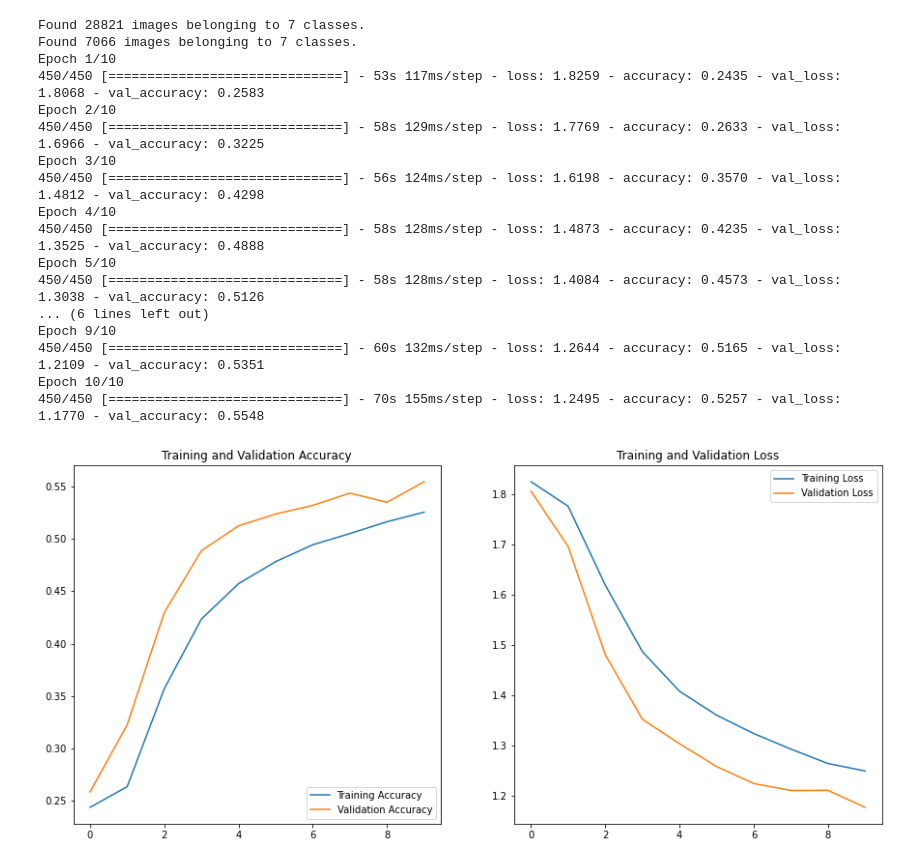
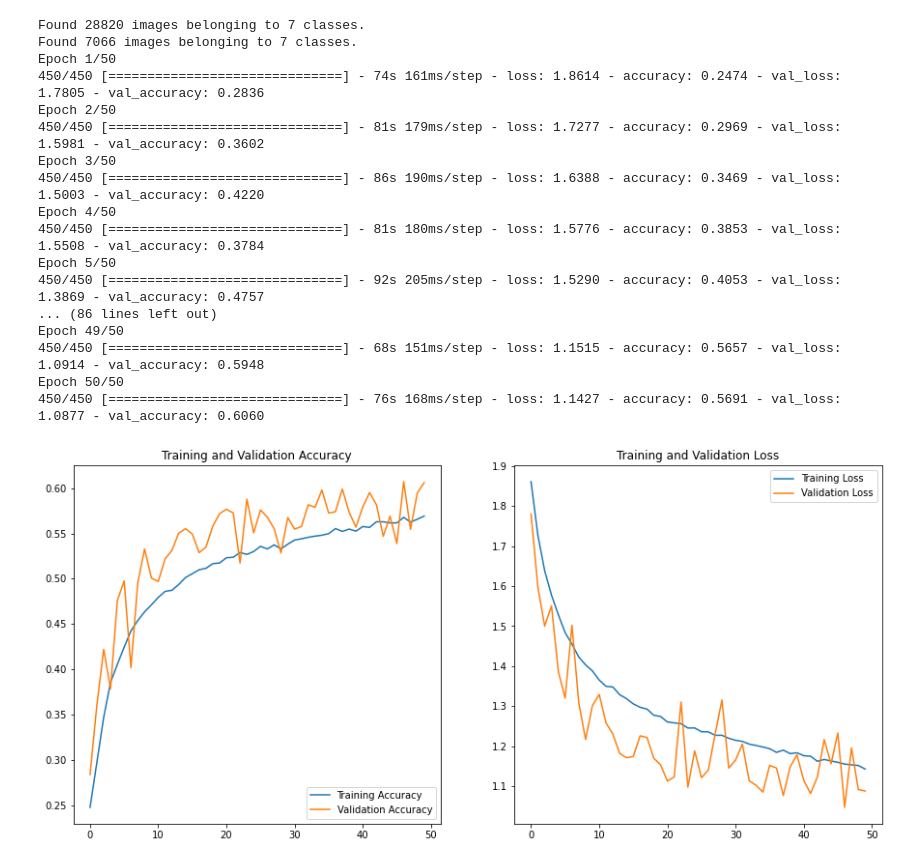
Before and after one commit to ItapuAbhishek/emotion_detection, a Jupyter notebook: emotion.ipynb, the cells around one changed output. Drawn from its saved outputs; the diff is of its cells as text; code cells hidden in the pictures.

```diff
--- a/emotion.ipynb
+++ b/emotion.ipynb
@@ -8,15 +8,24 @@ import matplotlib.pyplot as plt
 IMG_WIDTH = 48
 IMG_HEIGHT = 48
 BATCH_SIZE = 64
-EPOCHS = 10
+EPOCHS = 50
 
 # Define directories
 base_dir = './images'
 train_dir = os.path.join(base_dir, 'train')
 validation_dir = os.path.join(base_dir, 'validation')
 
-# Define data generators
-train_datagen = tf.keras.preprocessing.image.ImageDataGenerator(rescale=1./255)
+# Define data generators with data augmentation
+train_datagen = tf.keras.preprocessing.image.ImageDataGenerator(
+    rescale=1./255,
+    rotation_range=40,
+    width_shift_range=0.2,
+    height_shift_range=0.2,
+    shear_range=0.2,
+    zoom_range=0.2,
+    horizontal_flip=True,
+    fill_mode='nearest')
+
 validation_datagen = tf.keras.preprocessing.image.ImageDataGenerator(rescale=1./255)
 
 train_generator = train_datagen.flow_from_directory(
@@ -36,20 +45,20 @@ validation_generator = validation_datagen.flow_from_directory(
 # Define the model architecture
 model = tf.keras.models.Sequential([
     tf.keras.layers.Conv2D(32, (3,3), activation='relu', input_shape=(IMG_WIDTH, IMG_HEIGHT, 3)),
+    tf.keras.layers.BatchNormalization(),
     tf.keras.layers.MaxPooling2D(2, 2),
-    tf.keras.layers.Dropout(0.25),
 
     tf.keras.layers.Conv2D(64, (3,3), activation='relu'),
+    tf.keras.layers.BatchNormalization(),
     tf.keras.layers.MaxPooling2D(2,2),
-    tf.keras.layers.Dropout(0.25),
 
     tf.keras.layers.Conv2D(128, (3,3), activation='relu'),
+    tf.keras.layers.BatchNormalization(),
     tf.keras.layers.MaxPooling2D(2,2),
-    tf.keras.layers.Dropout(0.25),
 
     tf.keras.layers.Conv2D(256, (3,3), activation='relu'),
+    tf.keras.layers.BatchNormalization(),
     tf.keras.layers.MaxPooling2D(2,2),
-    tf.keras.layers.Dropout(0.25),
 
     tf.keras.layers.Flatten(),
     tf.keras.layers.Dense(256, activation='relu'),
@@ -68,47 +77,47 @@ history = model.fit(
       validation_data=validation_generator,
       validation_steps=validation_generator.samples/validation_generator.batch_size,
       verbose=1)
 
 # Save the model
 model.save('emotion_detection_model.h5')
 
 # Plot the training and validation accuracy and loss
 acc = history.history['accuracy']
 val_acc = history.history['val_accuracy']
 loss = history.history['loss']
 val_loss = history.history['val_loss']
 
 epochs_range = range(EPOCHS)
 
 plt.figure(figsize=(15, 15))
 plt.subplot(2, 2, 1)
 plt.plot(epochs_range, acc, label='Training Accuracy')
 plt.plot(epochs_range, val_acc, label='Validation Accuracy')
 plt.legend(loc='lower right')
 plt.title('Training and Validation Accuracy')
 
 plt.subplot(2, 2, 2)
 plt.plot(epochs_range, loss, label='Training Loss')
 plt.plot(epochs_range, val_loss, label='Validation Loss')
 plt.legend(loc='upper right')
 plt.title('Training and Validation Loss')
 plt.show()
 # %% [output]
-Found 28821 images belonging to 7 classes.
+Found 28820 images belonging to 7 classes.
 Found 7066 images belonging to 7 classes.
-Epoch 1/10
-450/450 [==============================] - 53s 117ms/step - loss: 1.8259 - accuracy: 0.2435 - val_loss: 1.8068 - val_accuracy: 0.2583
-Epoch 2/10
-450/450 [==============================] - 58s 129ms/step - loss: 1.7769 - accuracy: 0.2633 - val_loss: 1.6966 - val_accuracy: 0.3225
-Epoch 3/10
-450/450 [==============================] - 56s 124ms/step - loss: 1.6198 - accuracy: 0.3570 - val_loss: 1.4812 - val_accuracy: 0.4298
-Epoch 4/10
-450/450 [==============================] - 58s 128ms/step - loss: 1.4873 - accuracy: 0.4235 - val_loss: 1.3525 - val_accuracy: 0.4888
-Epoch 5/10
-450/450 [==============================] - 58s 128ms/step - loss: 1.4084 - accuracy: 0.4573 - val_loss: 1.3038 - val_accuracy: 0.5126
-... (6 lines left out)
-Epoch 9/10
-450/450 [==============================] - 60s 132ms/step - loss: 1.2644 - accuracy: 0.5165 - val_loss: 1.2109 - val_accuracy: 0.5351
-Epoch 10/10
-450/450 [==============================] - 70s 155ms/step - loss: 1.2495 - accuracy: 0.5257 - val_loss: 1.1770 - val_accuracy: 0.5548
+Epoch 1/50
+450/450 [==============================] - 74s 161ms/step - loss: 1.8614 - accuracy: 0.2474 - val_loss: 1.7805 - val_accuracy: 0.2836
+Epoch 2/50
+450/450 [==============================] - 81s 179ms/step - loss: 1.7277 - accuracy: 0.2969 - val_loss: 1.5981 - val_accuracy: 0.3602
+Epoch 3/50
+450/450 [==============================] - 86s 190ms/step - loss: 1.6388 - accuracy: 0.3469 - val_loss: 1.5003 - val_accuracy: 0.4220
+Epoch 4/50
+450/450 [==============================] - 81s 180ms/step - loss: 1.5776 - accuracy: 0.3853 - val_loss: 1.5508 - val_accuracy: 0.3784
+Epoch 5/50
+450/450 [==============================] - 92s 205ms/step - loss: 1.5290 - accuracy: 0.4053 - val_loss: 1.3869 - val_accuracy: 0.4757
+... (86 lines left out)
+Epoch 49/50
+450/450 [==============================] - 68s 151ms/step - loss: 1.1515 - accuracy: 0.5657 - val_loss: 1.0914 - val_accuracy: 0.5948
+Epoch 50/50
+450/450 [==============================] - 76s 168ms/step - loss: 1.1427 - accuracy: 0.5691 - val_loss: 1.0877 - val_accuracy: 0.6060
-[figure, old version]
+[figure, new version]
```
Also changed, not shown: 2 other files.
